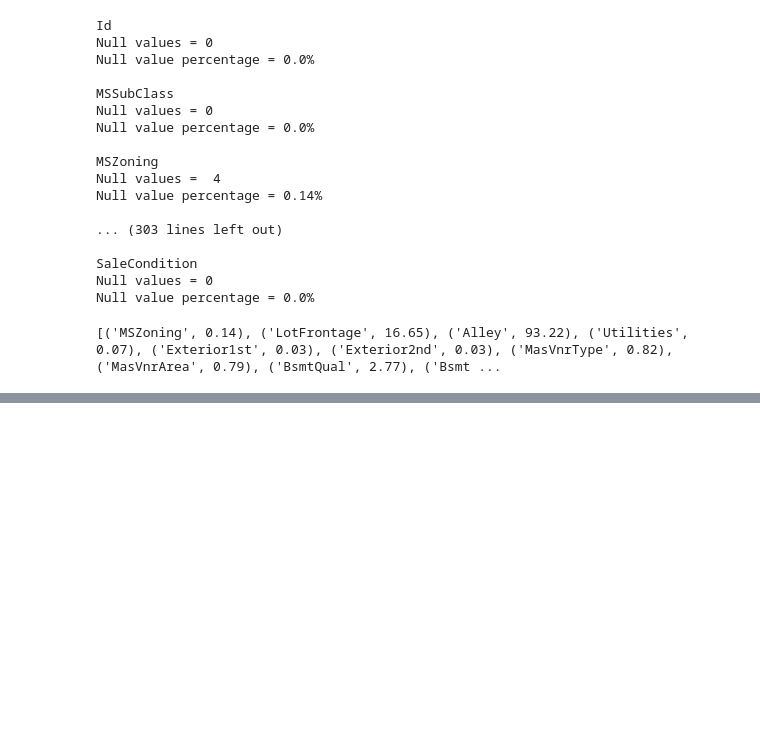
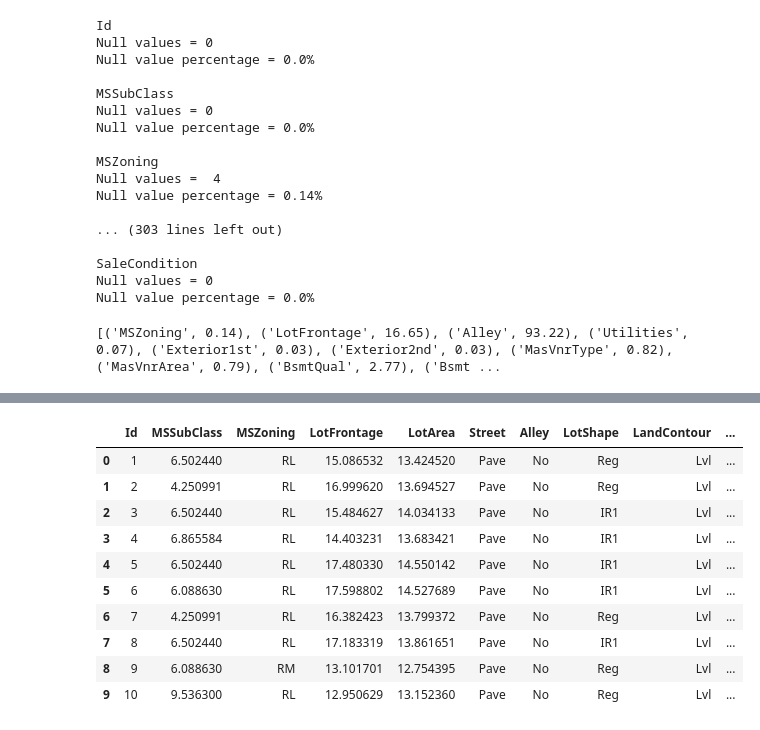
Before and after one commit to Adith13294/House-price-predictions, a Jupyter notebook: House_Price_prediction.ipynb, the cells around one changed output, grey strips where cells are left out. Cells and saved outputs as stored; diff of their text form; code cells hidden in the pictures; blank space fills up the shorter version.

```diff
--- a/House_Price_prediction.ipynb
+++ b/House_Price_prediction.ipynb
@@ -497,0 +529,14 @@ plt.show()
+# %%
+combined_set.head(10)
+# %% [output]
+|  | Id | MSSubClass | MSZoning | LotFrontage | LotArea | Street | Alley | LotShape | LandContour | ... |
+| 0 | 1 | 6.502440 | RL | 15.086532 | 13.424520 | Pave | No | Reg | Lvl | ... |
+| 1 | 2 | 4.250991 | RL | 16.999620 | 13.694527 | Pave | No | Reg | Lvl | ... |
+| 2 | 3 | 6.502440 | RL | 15.484627 | 14.034133 | Pave | No | IR1 | Lvl | ... |
+| 3 | 4 | 6.865584 | RL | 14.403231 | 13.683421 | Pave | No | IR1 | Lvl | ... |
+| 4 | 5 | 6.502440 | RL | 17.480330 | 14.550142 | Pave | No | IR1 | Lvl | ... |
+| 5 | 6 | 6.088630 | RL | 17.598802 | 14.527689 | Pave | No | IR1 | Lvl | ... |
+| 6 | 7 | 4.250991 | RL | 16.382423 | 13.799372 | Pave | No | Reg | Lvl | ... |
+| 7 | 8 | 6.502440 | RL | 17.183319 | 13.861651 | Pave | No | IR1 | Lvl | ... |
+| 8 | 9 | 6.088630 | RM | 13.101701 | 12.754395 | Pave | No | Reg | Lvl | ... |
+| 9 | 10 | 9.536300 | RL | 12.950629 | 13.152360 | Pave | No | Reg | Lvl | ... |
```
Also changed, not shown: parts of 18 cells of this notebook.
